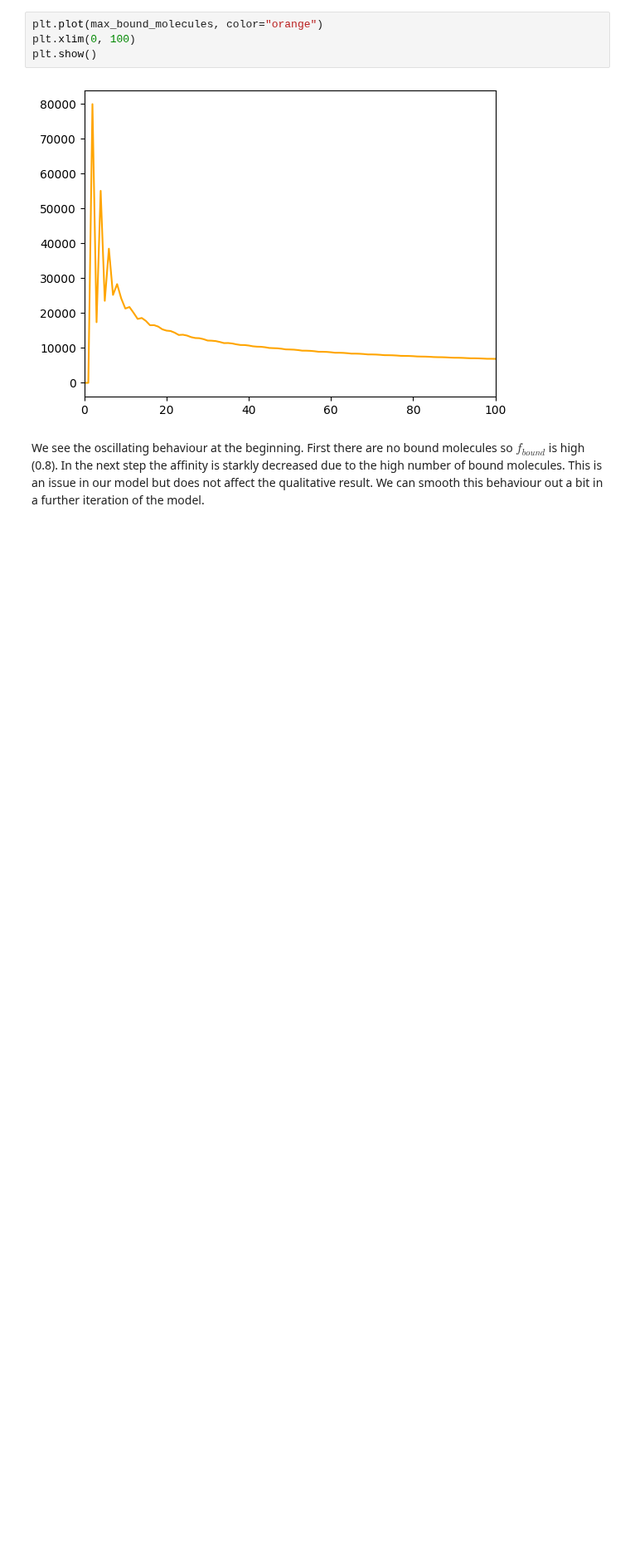
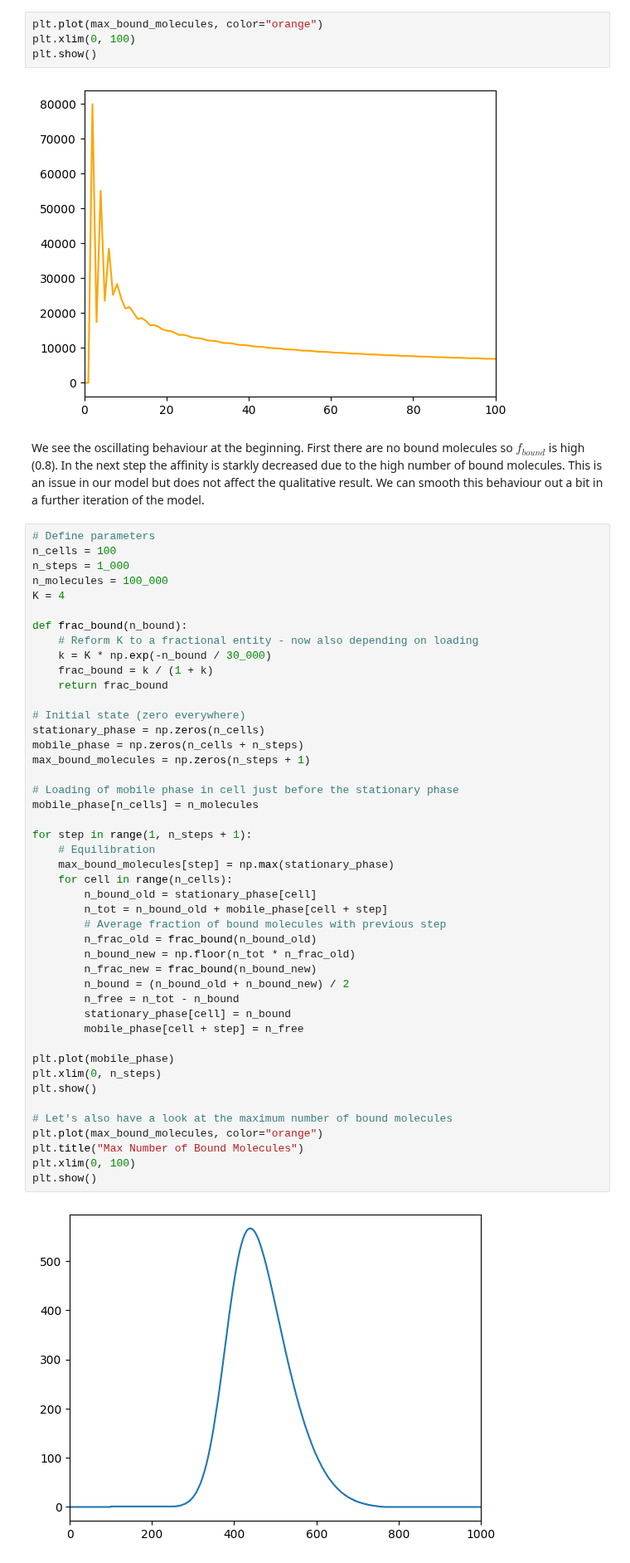
Before and after one commit to micabo/Chromatograpy, a Jupyter notebook: README.ipynb, the cells around one changed output. Shown at 83% size. Saved outputs shown, nothing was run; the diff lists cells and outputs as text; blank space fills up the shorter version.

```diff
--- a/README.ipynb
+++ b/README.ipynb
@@ -235,3 +236,50 @@ plt.show()
 [figure]
 # %% [markdown]
 We see the oscillating behaviour at the beginning. First there are no bound molecules so $f_{bound}$ is high (0.8). In the next step the affinity is starkly decreased due to the high number of bound molecules. This is an issue in our model but does not affect the qualitative result. We can smooth this behaviour out a bit in a further iteration of the model.
+# %%
+# Define parameters
+n_cells = 100
+n_steps = 1_000
+n_molecules = 100_000
+K = 4
+
+def frac_bound(n_bound):
+    # Reform K to a fractional entity - now also depending on loading
+    k = K * np.exp(-n_bound / 30_000)
+    frac_bound = k / (1 + k)
+    return frac_bound
+
+# Initial state (zero everywhere)
+stationary_phase = np.zeros(n_cells)
+mobile_phase = np.zeros(n_cells + n_steps)
+max_bound_molecules = np.zeros(n_steps + 1)
+
+# Loading of mobile phase in cell just before the stationary phase
+mobile_phase[n_cells] = n_molecules
+
+for step in range(1, n_steps + 1):
+    # Equilibration
+    max_bound_molecules[step] = np.max(stationary_phase)
+    for cell in range(n_cells):
+        n_bound_old = stationary_phase[cell]
+        n_tot = n_bound_old + mobile_phase[cell + step]
+        # Average fraction of bound molecules with previous step
+        n_frac_old = frac_bound(n_bound_old)
+        n_bound_new = np.floor(n_tot * n_frac_old)
+        n_frac_new = frac_bound(n_bound_new)
+        n_bound = (n_bound_old + n_bound_new) / 2
+        n_free = n_tot - n_bound
+        stationary_phase[cell] = n_bound
+        mobile_phase[cell + step] = n_free
+
+plt.plot(mobile_phase)
+plt.xlim(0, n_steps)
+plt.show()
+
+# Let's also have a look at the maximum number of bound molecules
+plt.plot(max_bound_molecules, color="orange")
+plt.title("Max Number of Bound Molecules")
+plt.xlim(0, 100)
+plt.show()
+# %% [output]
+[figure, added]
```
Also changed, not shown: parts of 2 cells of this notebook, 4 other files.
